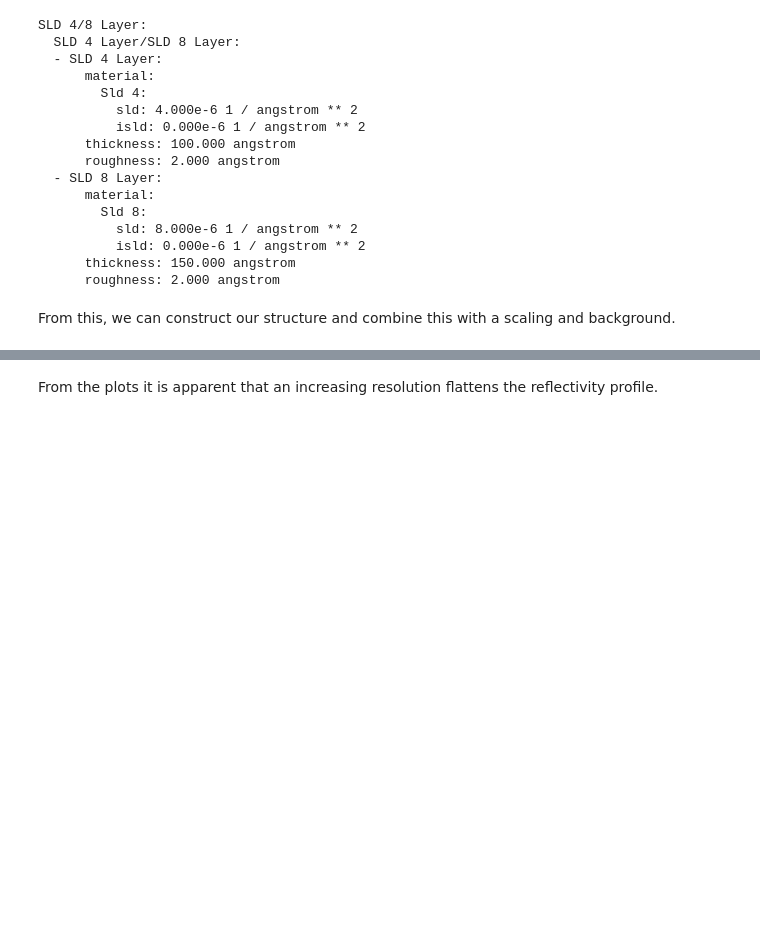
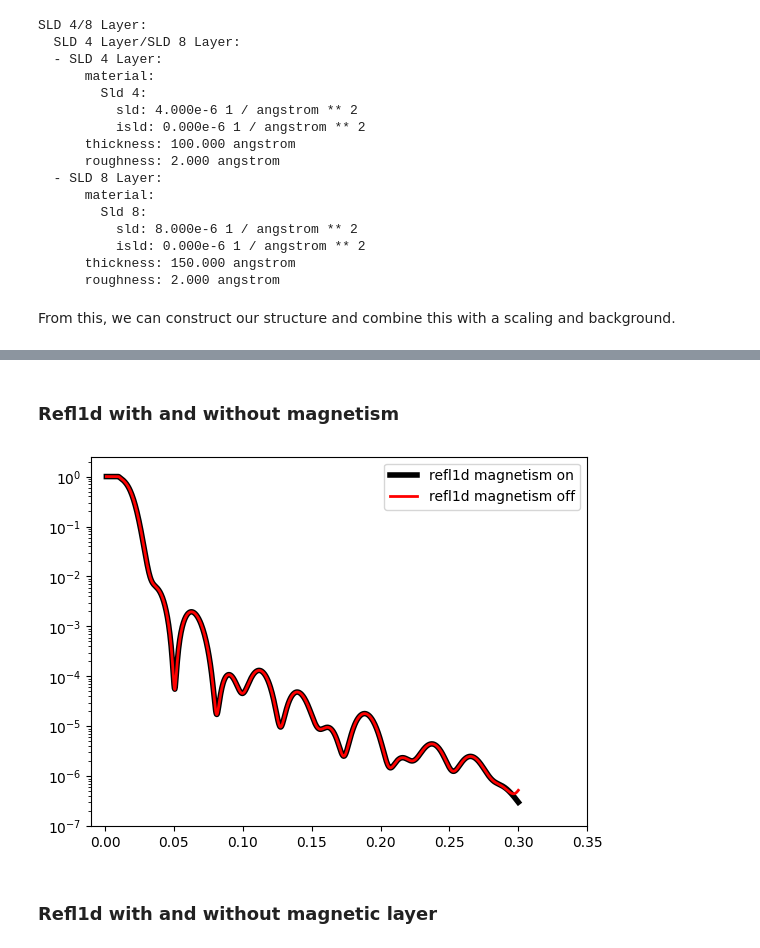
Before and after one commit to EasyScience/EasyReflectometryLib, a Jupyter notebook: docs/src/tutorials/magnetism.ipynb, the cells around one changed output, grey strips where cells are left out. Saved outputs shown, nothing was run; the diff lists cells and outputs as text; code cells hidden in the pictures; blank space fills up the shorter version.

```diff
--- a/docs/src/tutorials/magnetism.ipynb
+++ b/docs/src/tutorials/magnetism.ipynb
@@ -157,2 +143,28 @@ plt.show()
+# %% [markdown]
+### Refl1d with and without magnetism
+# %%
+interface.switch('refl1d')
+model.interface = interface
+model_interface = model.interface()
+model_interface.magnetism = True
+model_data_magnetism = model.interface().fit_func(
+    model_coords,
+    model.uid,
+)
+plt.plot(model_coords, model_data_magnetism, '-k', label=f'{model_interface.name} magnetism on', linewidth=4)
+
+interface.switch('refl1d')
+model.interface = interface
+model_interface = model.interface()
+model_interface.magnetism = False
+model_data_no_magnetism_ref1d = model.interface().fit_func(
+    model_coords,
+    model.uid,
+)
+plt.plot(model_coords, model_data_no_magnetism_ref1d, 'r-', label=f'{model_interface.name} magnetism off', linewidth=2)
+
+plot_apply_makeup()
+# %% [output]
+[figure, added]
 # %% [markdown]
-From the plots it is apparent that an increasing resolution flattens the reflectivity profile.
+### Refl1d with and without magnetic layer
```
Also changed, not shown: parts of 10 cells of this notebook.
